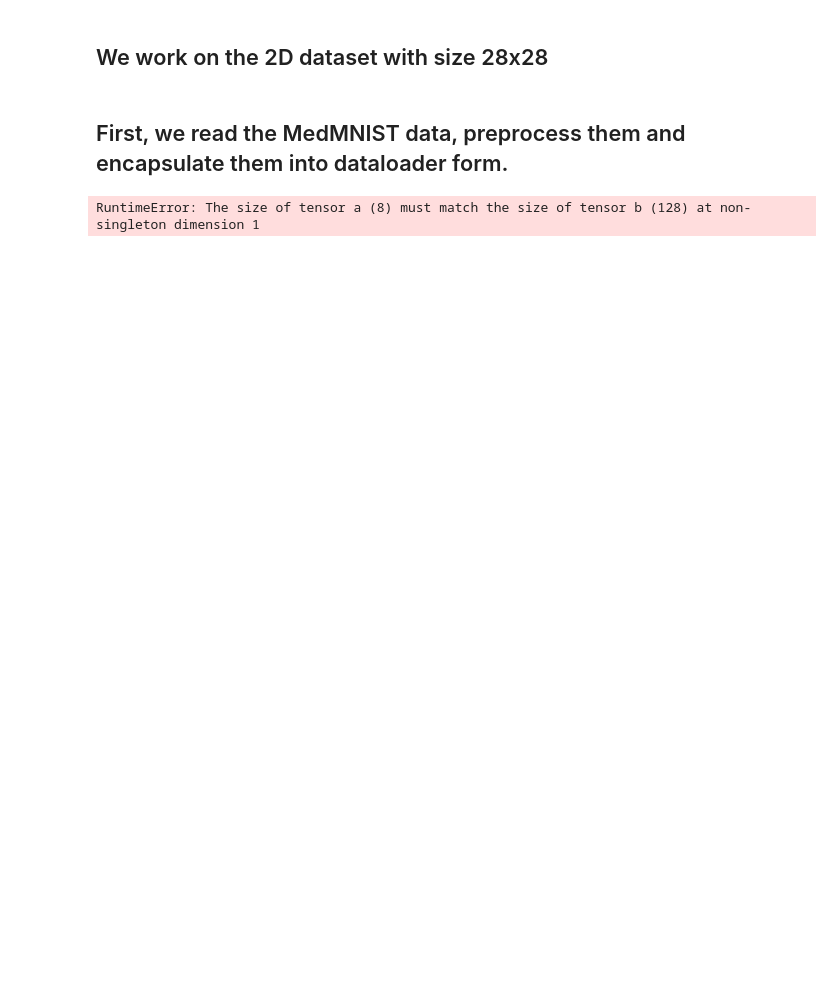
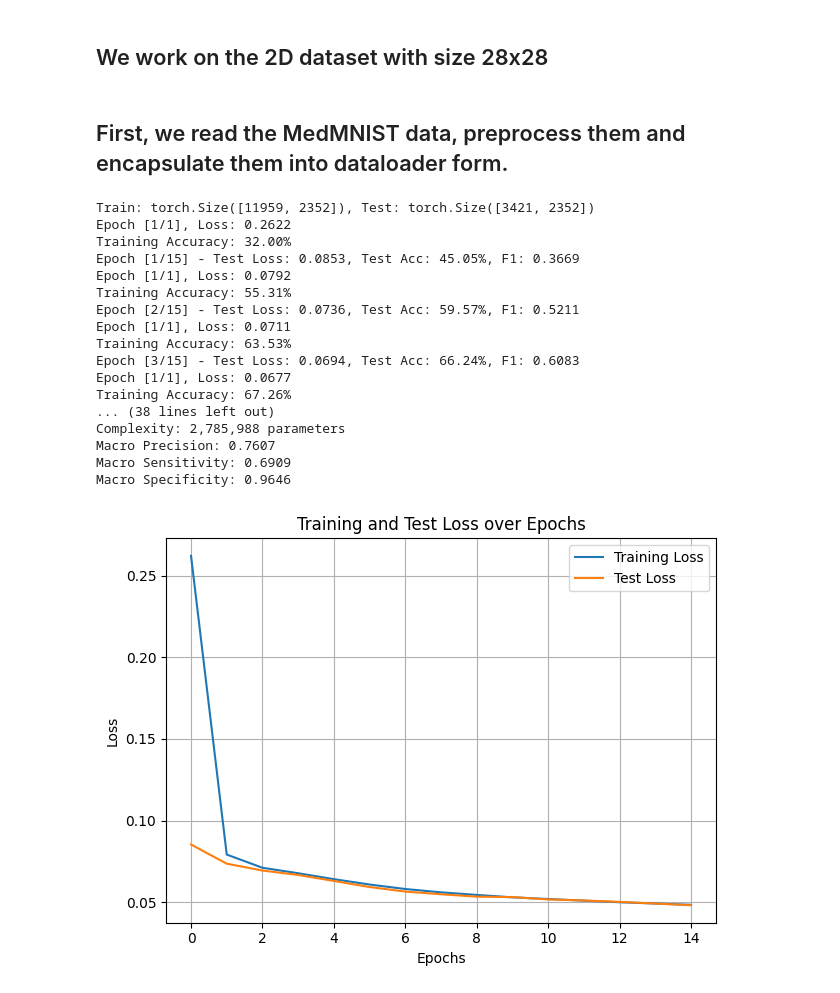
Before and after one commit to TiagoSilva35/Blood_discriminator, a Jupyter notebook: src/main.ipynb, the cells around one changed output. Drawn from its saved outputs; the diff is of its cells as text; code cells hidden in the pictures; blank space fills up the shorter version.

```diff
--- a/src/main.ipynb
+++ b/src/main.ipynb
@@ -48,13 +48,13 @@ test_loader = data.DataLoader(dataset=test_dataset, batch_size=2*BATCH_SIZE, shu
 validation_loader = data.DataLoader(dataset=validation_dataset, batch_size=2*BATCH_SIZE, shuffle=False)
 # %%
 # variables declaration
-model_type = "CNN"
+model_type = "MLNN"
 n_epochs = 15
 n_layers = 1
 n_inputs = n_channels * 28 * 28
 size_hidden_layer = (n_inputs + n_classes) // 2  # n_classes = n_outputs
-loss_function = nn.CrossEntropyLoss()
-# loss_function = nn.MSELoss()
+#loss_function = nn.CrossEntropyLoss()
+loss_function = nn.MSELoss()
 learning_rate = 0.001
 
 
@@ -234,31 +234,48 @@ elif model_type == "MLNN":
         f"Test Accuracies: {test_accs}\n"
         f"Test F1 Scores: {test_f1s}\n",
     )
 
     write_log(
         "final_results.txt",
         f"Final Confusion Matrix:\n{CM}\n"
         f"F1 Score: {f1:.4f}\n"
         f"Test Loss: {final_test_loss:.4f}\n"
         f"Test Accuracy: {final_test_acc:.2f}%\n"
         f"Complexity: {complexity:,} parameters\n"
         f"Macro Precision: {macro_precision:.4f}\n"
         f"Macro Sensitivity: {macro_sensitivity:.4f}\n"
         f"Macro Specificity: {macro_specificity:.4f}\n",
     )
 
     # plot comparisons
     plot_loss(training_losses, test_losses)
     plot_acc(training_accs, test_accs)
     plot_confusion_matrix(CM, n_classes)
     plot_precision_recall(precision, sensitivity, n_classes)
 
     print(f"\nFinal Results:")
     print(f"Test Loss: {final_test_loss:.4f}, Test Acc: {final_test_acc:.2f}%")
     print(f"F1 Score: {f1:.4f}")
     print(f"Complexity: {complexity:,} parameters")
     print(f"Macro Precision: {macro_precision:.4f}")
     print(f"Macro Sensitivity: {macro_sensitivity:.4f}")
     print(f"Macro Specificity: {macro_specificity:.4f}")
 # %% [output]
-RuntimeError: The size of tensor a (8) must match the size of tensor b (128) at non-singleton dimension 1
+Train: torch.Size([11959, 2352]), Test: torch.Size([3421, 2352])
+Epoch [1/1], Loss: 0.2622
+Training Accuracy: 32.00%
+Epoch [1/15] - Test Loss: 0.0853, Test Acc: 45.05%, F1: 0.3669
+Epoch [1/1], Loss: 0.0792
+Training Accuracy: 55.31%
+Epoch [2/15] - Test Loss: 0.0736, Test Acc: 59.57%, F1: 0.5211
+Epoch [1/1], Loss: 0.0711
+Training Accuracy: 63.53%
+Epoch [3/15] - Test Loss: 0.0694, Test Acc: 66.24%, F1: 0.6083
+Epoch [1/1], Loss: 0.0677
+Training Accuracy: 67.26%
+... (38 lines left out)
+Complexity: 2,785,988 parameters
+Macro Precision: 0.7607
+Macro Sensitivity: 0.6909
+Macro Specificity: 0.9646
+[figure, added]
```
Also changed, not shown: parts of 1 cell of this notebook, 6 other files.
